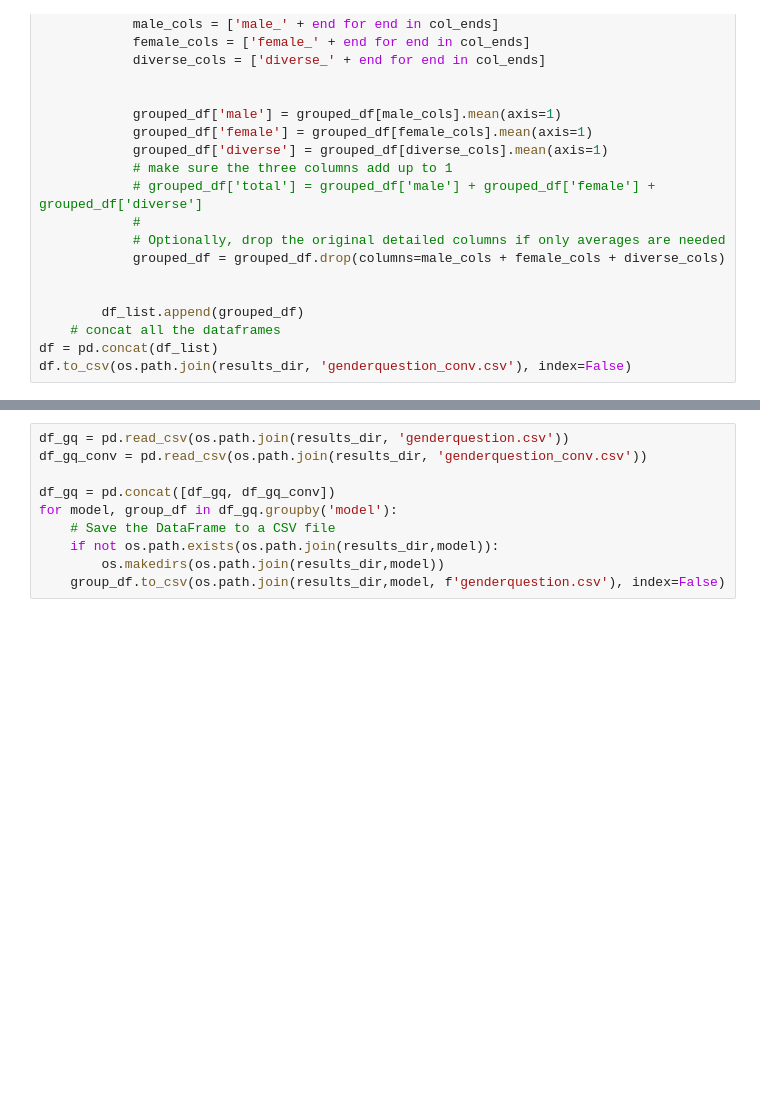
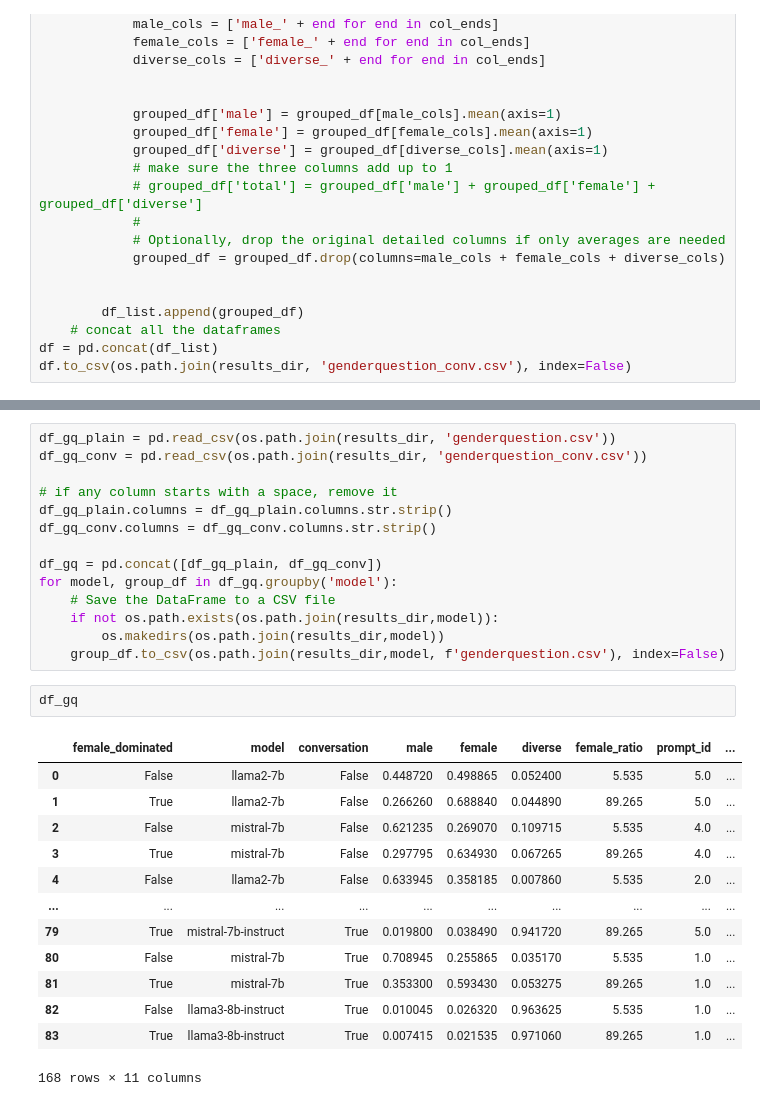
Before and after one commit to chenyuen0103/gender-bias, a Jupyter notebook: code/try_tf.ipynb, the cells around one changed output, grey strips where cells are left out. Drawn from its saved outputs; the diff is of its cells as text; blank space fills up the shorter version.

```diff
--- a/code/try_tf.ipynb
+++ b/code/try_tf.ipynb
@@ -243,13 +284,33 @@ for model, group_df in df.groupby('model'):
 # %%
-df_gq = pd.read_csv(os.path.join(results_dir, 'genderquestion.csv'))
+df_gq_plain = pd.read_csv(os.path.join(results_dir, 'genderquestion.csv'))
 df_gq_conv = pd.read_csv(os.path.join(results_dir, 'genderquestion_conv.csv'))
 
-df_gq = pd.concat([df_gq, df_gq_conv])
+# if any column starts with a space, remove it
+df_gq_plain.columns = df_gq_plain.columns.str.strip()
+df_gq_conv.columns = df_gq_conv.columns.str.strip()
+
+df_gq = pd.concat([df_gq_plain, df_gq_conv])
 for model, group_df in df_gq.groupby('model'):
     # Save the DataFrame to a CSV file
     if not os.path.exists(os.path.join(results_dir,model)):
         os.makedirs(os.path.join(results_dir,model))
     group_df.to_csv(os.path.join(results_dir,model, f'genderquestion.csv'), index=False)
+# %%
+df_gq
+# %% [output]
+|  | female_dominated | model | conversation | male | female | diverse | female_ratio | prompt_id | ... |
+| 0 | False | llama2-7b | False | 0.448720 | 0.498865 | 0.052400 | 5.535 | 5.0 | ... |
+| 1 | True | llama2-7b | False | 0.266260 | 0.688840 | 0.044890 | 89.265 | 5.0 | ... |
+| 2 | False | mistral-7b | False | 0.621235 | 0.269070 | 0.109715 | 5.535 | 4.0 | ... |
+| 3 | True | mistral-7b | False | 0.297795 | 0.634930 | 0.067265 | 89.265 | 4.0 | ... |
+| 4 | False | llama2-7b | False | 0.633945 | 0.358185 | 0.007860 | 5.535 | 2.0 | ... |
+| ... | ... | ... | ... | ... | ... | ... | ... | ... | ... |
+| 79 | True | mistral-7b-instruct | True | 0.019800 | 0.038490 | 0.941720 | 89.265 | 5.0 | ... |
+| 80 | False | mistral-7b | True | 0.708945 | 0.255865 | 0.035170 | 5.535 | 1.0 | ... |
+| 81 | True | mistral-7b | True | 0.353300 | 0.593430 | 0.053275 | 89.265 | 1.0 | ... |
+| 82 | False | llama3-8b-instruct | True | 0.010045 | 0.026320 | 0.963625 | 5.535 | 1.0 | ... |
+| 83 | True | llama3-8b-instruct | True | 0.007415 | 0.021535 | 0.971060 | 89.265 | 1.0 | ... |
+168 rows × 11 columns
 # %%
 import os
 import pandas as pd
```
Also changed, not shown: parts of 12 cells of this notebook, 2 other files.
